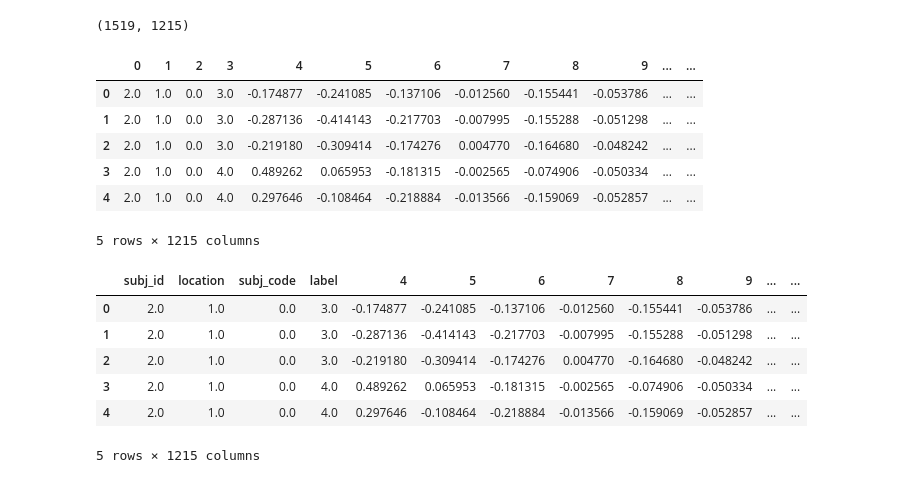
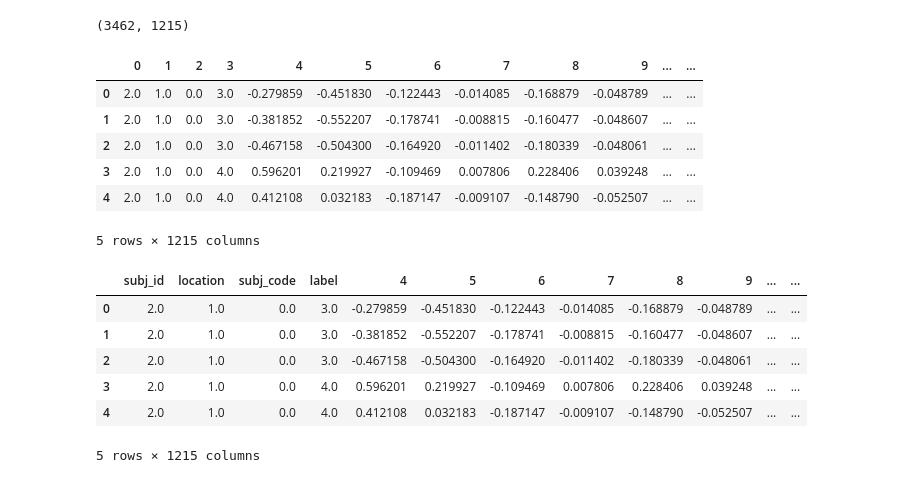
Before and after one commit to lmarotta/SkyFall_GLM, a Jupyter notebook: python/format_falls_data.ipynb, the cells around one changed output. Cells and saved outputs as stored; diff of their text form; code cells hidden in the pictures.

```diff
--- a/python/format_falls_data.ipynb
+++ b/python/format_falls_data.ipynb
@@ -50,3 +50,6 @@ data_AF = eng.TrainingDataSetup([],[],1,1)
+# %%
+data_AF = eng.TrainingDataSetup([],[],10,1) #location -use all; subjID - use all; n jitter - 10; condition - amputees
+# data_AF
 # %%
 data_AF_np = np.array(data_AF)
 data_AF_df = pd.DataFrame(data_AF_np)
@@ -54,26 +57,29 @@ data_AF_df = pd.DataFrame(data_AF_np)
 print(data_AF_df.shape)
 data_AF_df.head()
 # %% [output]
-(1519, 1215)
+(3462, 1215)
 |  | 0 | 1 | 2 | 3 | 4 | 5 | 6 | 7 | 8 | 9 | ... | ... |
-| 0 | 2.0 | 1.0 | 0.0 | 3.0 | -0.174877 | -0.241085 | -0.137106 | -0.012560 | -0.155441 | -0.053786 | ... | ... |
-| 1 | 2.0 | 1.0 | 0.0 | 3.0 | -0.287136 | -0.414143 | -0.217703 | -0.007995 | -0.155288 | -0.051298 | ... | ... |
-| 2 | 2.0 | 1.0 | 0.0 | 3.0 | -0.219180 | -0.309414 | -0.174276 | 0.004770 | -0.164680 | -0.048242 | ... | ... |
-| 3 | 2.0 | 1.0 | 0.0 | 4.0 | 0.489262 | 0.065953 | -0.181315 | -0.002565 | -0.074906 | -0.050334 | ... | ... |
-| 4 | 2.0 | 1.0 | 0.0 | 4.0 | 0.297646 | -0.108464 | -0.218884 | -0.013566 | -0.159069 | -0.052857 | ... | ... |
+| 0 | 2.0 | 1.0 | 0.0 | 3.0 | -0.279859 | -0.451830 | -0.122443 | -0.014085 | -0.168879 | -0.048789 | ... | ... |
+| 1 | 2.0 | 1.0 | 0.0 | 3.0 | -0.381852 | -0.552207 | -0.178741 | -0.008815 | -0.160477 | -0.048607 | ... | ... |
+| 2 | 2.0 | 1.0 | 0.0 | 3.0 | -0.467158 | -0.504300 | -0.164920 | -0.011402 | -0.180339 | -0.048061 | ... | ... |
+| 3 | 2.0 | 1.0 | 0.0 | 4.0 | 0.596201 | 0.219927 | -0.109469 | 0.007806 | 0.228406 | 0.039248 | ... | ... |
+| 4 | 2.0 | 1.0 | 0.0 | 4.0 | 0.412108 | 0.032183 | -0.187147 | -0.009107 | -0.148790 | -0.052507 | ... | ... |
 5 rows × 1215 columns
 # %%
 # location: 0 - N/A; 1 - pouch; 2 - pocket; 3 - hand
 # subj_code: 0 - amputee; 1 - healthy
 # label: 1 - slip; 2 - trip; 3 - right; 4 - left
 data_AF_df=data_AF_df.rename(columns = {0:'subj_id', 1:'location', 2:'subj_code', 3:'label'})
 
+# save data to file
+data_AF_df.to_csv('data_AF.csv')
+
 data_AF_df.head()
 # %% [output]
 |  | subj_id | location | subj_code | label | 4 | 5 | 6 | 7 | 8 | 9 | ... | ... |
-| 0 | 2.0 | 1.0 | 0.0 | 3.0 | -0.174877 | -0.241085 | -0.137106 | -0.012560 | -0.155441 | -0.053786 | ... | ... |
-| 1 | 2.0 | 1.0 | 0.0 | 3.0 | -0.287136 | -0.414143 | -0.217703 | -0.007995 | -0.155288 | -0.051298 | ... | ... |
-| 2 | 2.0 | 1.0 | 0.0 | 3.0 | -0.219180 | -0.309414 | -0.174276 | 0.004770 | -0.164680 | -0.048242 | ... | ... |
-| 3 | 2.0 | 1.0 | 0.0 | 4.0 | 0.489262 | 0.065953 | -0.181315 | -0.002565 | -0.074906 | -0.050334 | ... | ... |
-| 4 | 2.0 | 1.0 | 0.0 | 4.0 | 0.297646 | -0.108464 | -0.218884 | -0.013566 | -0.159069 | -0.052857 | ... | ... |
+| 0 | 2.0 | 1.0 | 0.0 | 3.0 | -0.279859 | -0.451830 | -0.122443 | -0.014085 | -0.168879 | -0.048789 | ... | ... |
+| 1 | 2.0 | 1.0 | 0.0 | 3.0 | -0.381852 | -0.552207 | -0.178741 | -0.008815 | -0.160477 | -0.048607 | ... | ... |
+| 2 | 2.0 | 1.0 | 0.0 | 3.0 | -0.467158 | -0.504300 | -0.164920 | -0.011402 | -0.180339 | -0.048061 | ... | ... |
+| 3 | 2.0 | 1.0 | 0.0 | 4.0 | 0.596201 | 0.219927 | -0.109469 | 0.007806 | 0.228406 | 0.039248 | ... | ... |
+| 4 | 2.0 | 1.0 | 0.0 | 4.0 | 0.412108 | 0.032183 | -0.187147 | -0.009107 | -0.148790 | -0.052507 | ... | ... |
 5 rows × 1215 columns
```
Also changed, not shown: parts of 13 cells of this notebook.
